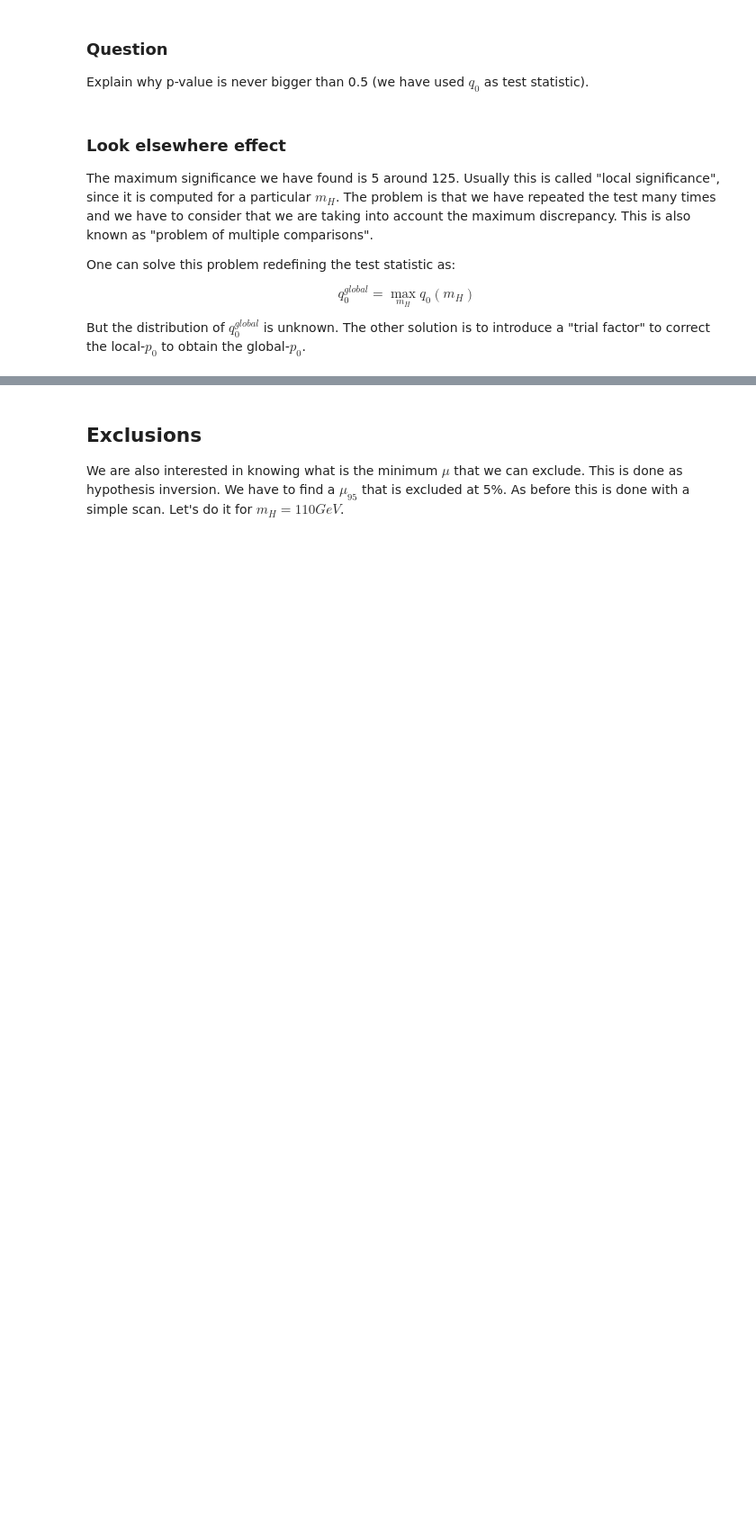
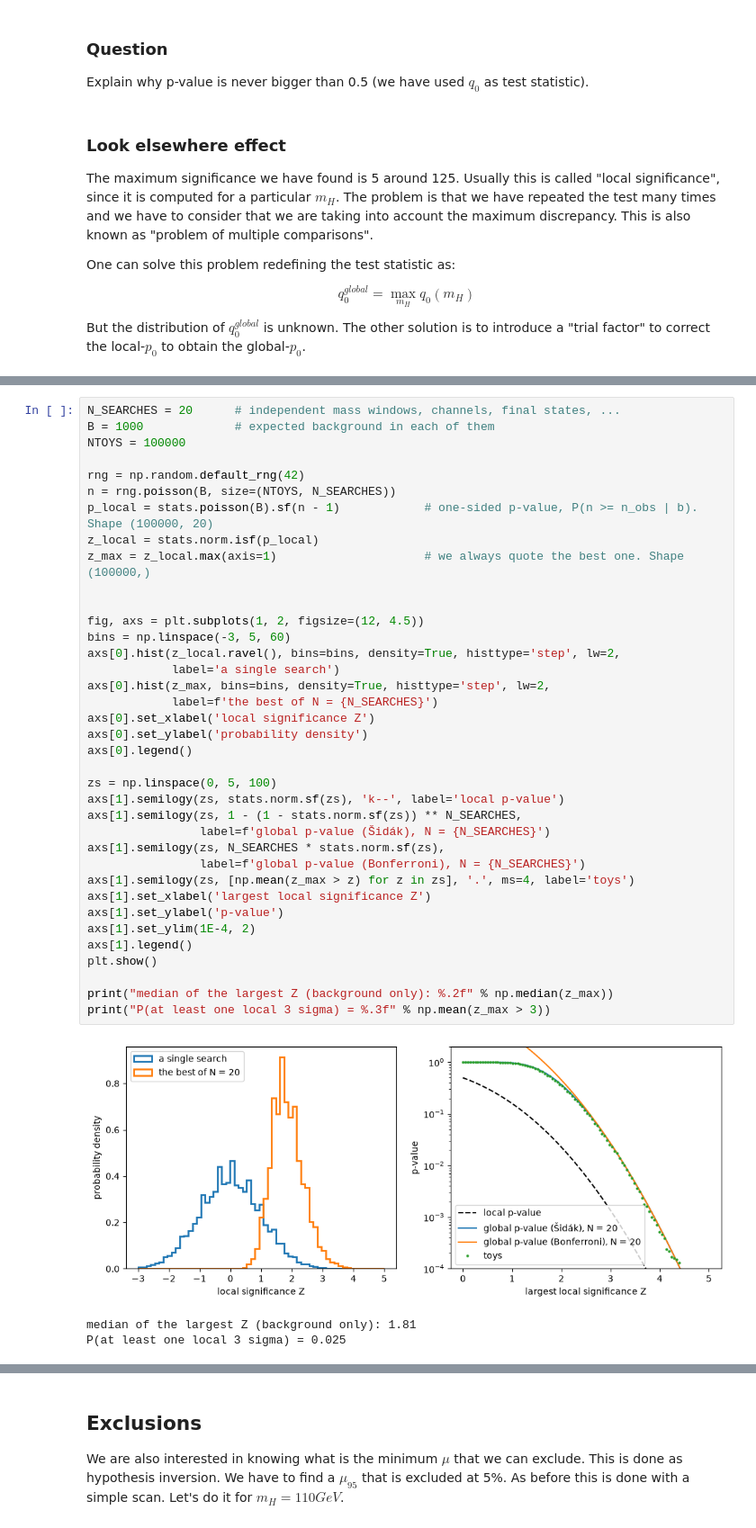
Before and after one commit to wiso/StatisticsLectures, a Jupyter notebook: Lecture3.ipynb, the cells around one changed output, grey strips where cells are left out. Shown at 90% size. Drawn from its saved outputs; the diff is of its cells as text; blank space fills up the shorter version.

```diff
--- a/Lecture3.ipynb
+++ b/Lecture3.ipynb
@@ -502,0 +624,41 @@ But the distribution of $q_0^{global}$ is unknown. The other solution is to intr
+# %%
+N_SEARCHES = 20      # independent mass windows, channels, final states, ...
+B = 1000             # expected background in each of them
+NTOYS = 100000
+
+rng = np.random.default_rng(42)
+n = rng.poisson(B, size=(NTOYS, N_SEARCHES))
+p_local = stats.poisson(B).sf(n - 1)            # one-sided p-value, P(n >= n_obs | b). Shape (100000, 20)
+z_local = stats.norm.isf(p_local)
+z_max = z_local.max(axis=1)                     # we always quote the best one. Shape (100000,)
+
+
+fig, axs = plt.subplots(1, 2, figsize=(12, 4.5))
+bins = np.linspace(-3, 5, 60)
+axs[0].hist(z_local.ravel(), bins=bins, density=True, histtype='step', lw=2,
+            label='a single search')
+axs[0].hist(z_max, bins=bins, density=True, histtype='step', lw=2,
+            label=f'the best of N = {N_SEARCHES}')
+axs[0].set_xlabel('local significance Z')
+axs[0].set_ylabel('probability density')
+axs[0].legend()
+
+zs = np.linspace(0, 5, 100)
+axs[1].semilogy(zs, stats.norm.sf(zs), 'k--', label='local p-value')
+axs[1].semilogy(zs, 1 - (1 - stats.norm.sf(zs)) ** N_SEARCHES,
+                label=f'global p-value (Šidák), N = {N_SEARCHES}')
+axs[1].semilogy(zs, N_SEARCHES * stats.norm.sf(zs),
+                label=f'global p-value (Bonferroni), N = {N_SEARCHES}')
+axs[1].semilogy(zs, [np.mean(z_max > z) for z in zs], '.', ms=4, label='toys')
+axs[1].set_xlabel('largest local significance Z')
+axs[1].set_ylabel('p-value')
+axs[1].set_ylim(1E-4, 2)
+axs[1].legend()
+plt.show()
+
+print("median of the largest Z (background only): %.2f" % np.median(z_max))
+print("P(at least one local 3 sigma) = %.3f" % np.mean(z_max > 3))
+# %% [output]
+[figure, added]
+median of the largest Z (background only): 1.81
+P(at least one local 3 sigma) = 0.025
```
Also changed, not shown: parts of 48 cells of this notebook, 2 other files.
